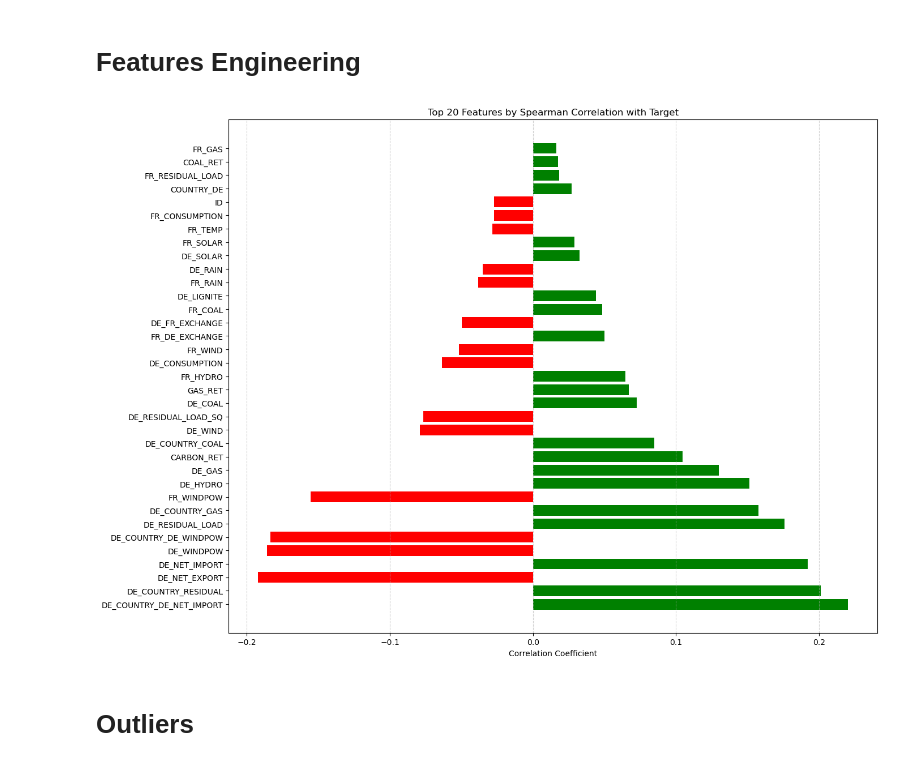
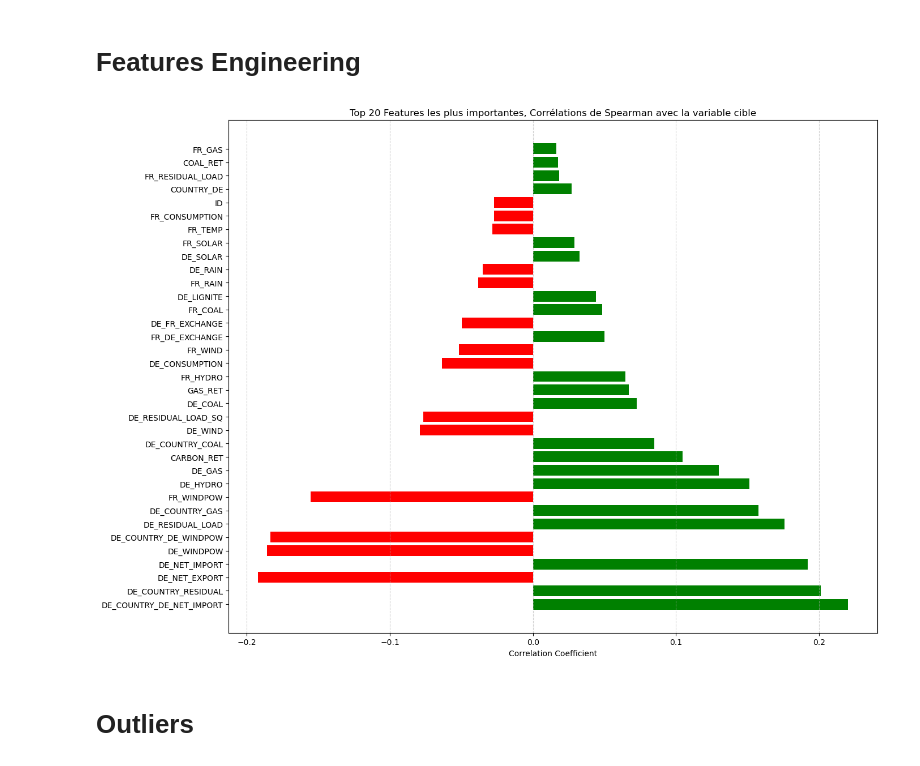
Before and after one commit to paulqevan/Challenge_QRT_prix_elec, a Jupyter notebook: Unique_Model_Thomas.ipynb, the cells around one changed output. Drawn from its saved outputs; the diff is of its cells as text; code cells hidden in the pictures.

```diff
--- a/Unique_Model_Thomas.ipynb
+++ b/Unique_Model_Thomas.ipynb
@@ -264,35 +264,35 @@ X_test_features['DE_COUNTRY_DE_NET_IMPORT'] = X_test_features['COUNTRY_DE'] * X_
 
 # X_train_features['FR_COUNTRY_FR_WINDPOW'] = (1-X_train_features['COUNTRY_DE']) * ( X_train_features['FR_WINDPOW'])
 
 
 
 
 
 
 
 
 # Calculate correlations with target for all features
 correlations = pd.DataFrame({
     'Feature': X_train_features.columns,
     'Pearson_Correlation': [X_train_features[col].corr(y_train) for col in X_train_features.columns],
     'Spearman_Correlation': [X_train_features[col].corr(y_train, method='spearman') for col in X_train_features.columns]
 })
 
 # Sort by absolute value of Spearman correlation
 correlations['Abs_Spearman'] = correlations['Spearman_Correlation'].abs()
 correlations = correlations.sort_values('Abs_Spearman', ascending=False)
 
 # Plot top 20 features by correlation magnitude
 plt.figure(figsize=(14, 10))
 top_features = correlations.head(42)
 colors = ['green' if c > 0 else 'red' for c in top_features['Spearman_Correlation']]
 plt.barh(top_features['Feature'], top_features['Spearman_Correlation'], color=colors)
-plt.title('Top 20 Features by Spearman Correlation with Target')
+plt.title('Top 20 Features les plus importantes, Corrélations de Spearman avec la variable cible')
 plt.xlabel('Correlation Coefficient')
 plt.grid(axis='x', linestyle='--', alpha=0.6)
 plt.tight_layout()
 # %% [output]
-[figure, old version]
+[figure, new version]
 # %% [markdown]
 # Outliers
 # %%
```
Also changed, not shown: parts of 4 cells of this notebook, 3 other files.
